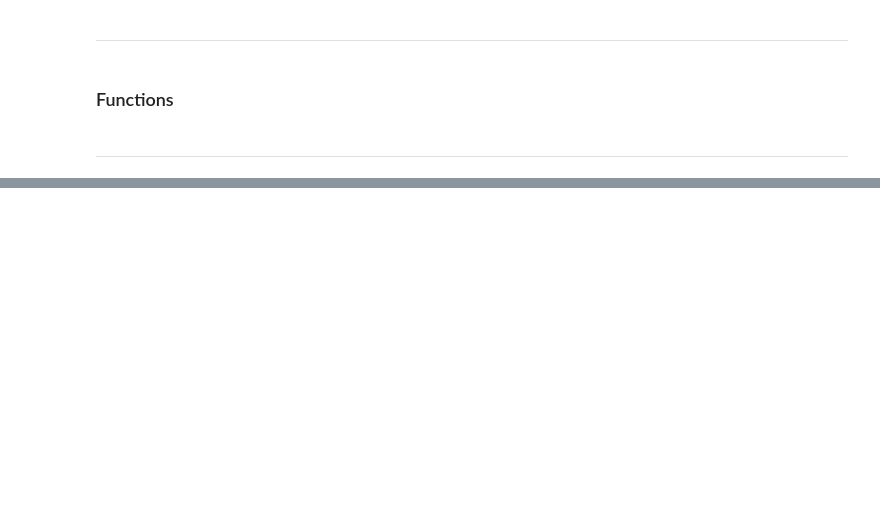
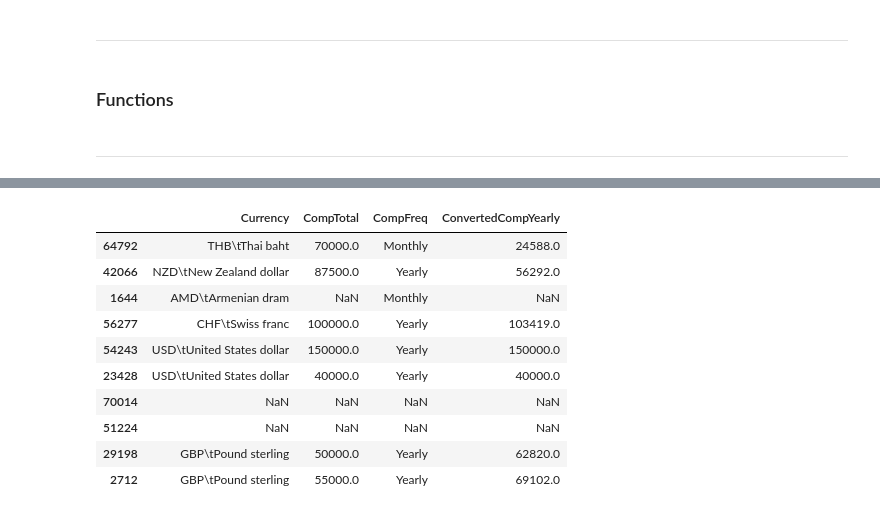
Before and after one commit to AlyAEE/Tech-Jobs-Prediction-Based-On-Your-Skillset-Project, a Jupyter notebook: Notebooks/02.Exploratory Data Analysis.ipynb, the cells around one changed output, grey strips where cells are left out. Drawn from its saved outputs; the diff is of its cells as text; code cells hidden in the pictures; blank space fills up the shorter version.

```diff
--- a/Notebooks/02.Exploratory Data Analysis.ipynb
+++ b/Notebooks/02.Exploratory Data Analysis.ipynb
@@ -147,2 +105,0 @@ num_cols = list(df.select_dtypes(exclude=['object']).columns)
-# %%
-df[categorical_features] = df[categorical_features].applymap(lambda x: x if isinstance(x, list) else [])
@@ -172,0 +315,18 @@ memory usage: 40.9 MB
+# %%
+df['EdLevel'].sample(5)
+df['YearsCode'].sample(5)
+df['YearsCodePro'].sample(5)
+df['Country'].sample(5)
+df[['Currency','CompTotal','CompFreq','ConvertedCompYearly']].sample(10)
+# %% [output]
+|  | Currency | CompTotal | CompFreq | ConvertedCompYearly |
+| 64792 | THB\tThai baht | 70000.0 | Monthly | 24588.0 |
+| 42066 | NZD\tNew Zealand dollar | 87500.0 | Yearly | 56292.0 |
+| 1644 | AMD\tArmenian dram | NaN | Monthly | NaN |
+| 56277 | CHF\tSwiss franc | 100000.0 | Yearly | 103419.0 |
+| 54243 | USD\tUnited States dollar | 150000.0 | Yearly | 150000.0 |
+| 23428 | USD\tUnited States dollar | 40000.0 | Yearly | 40000.0 |
+| 70014 | NaN | NaN | NaN | NaN |
+| 51224 | NaN | NaN | NaN | NaN |
+| 29198 | GBP\tPound sterling | 50000.0 | Yearly | 62820.0 |
+| 2712 | GBP\tPound sterling | 55000.0 | Yearly | 69102.0 |
```
Also changed, not shown: parts of 30 cells of this notebook, 4 other files.
